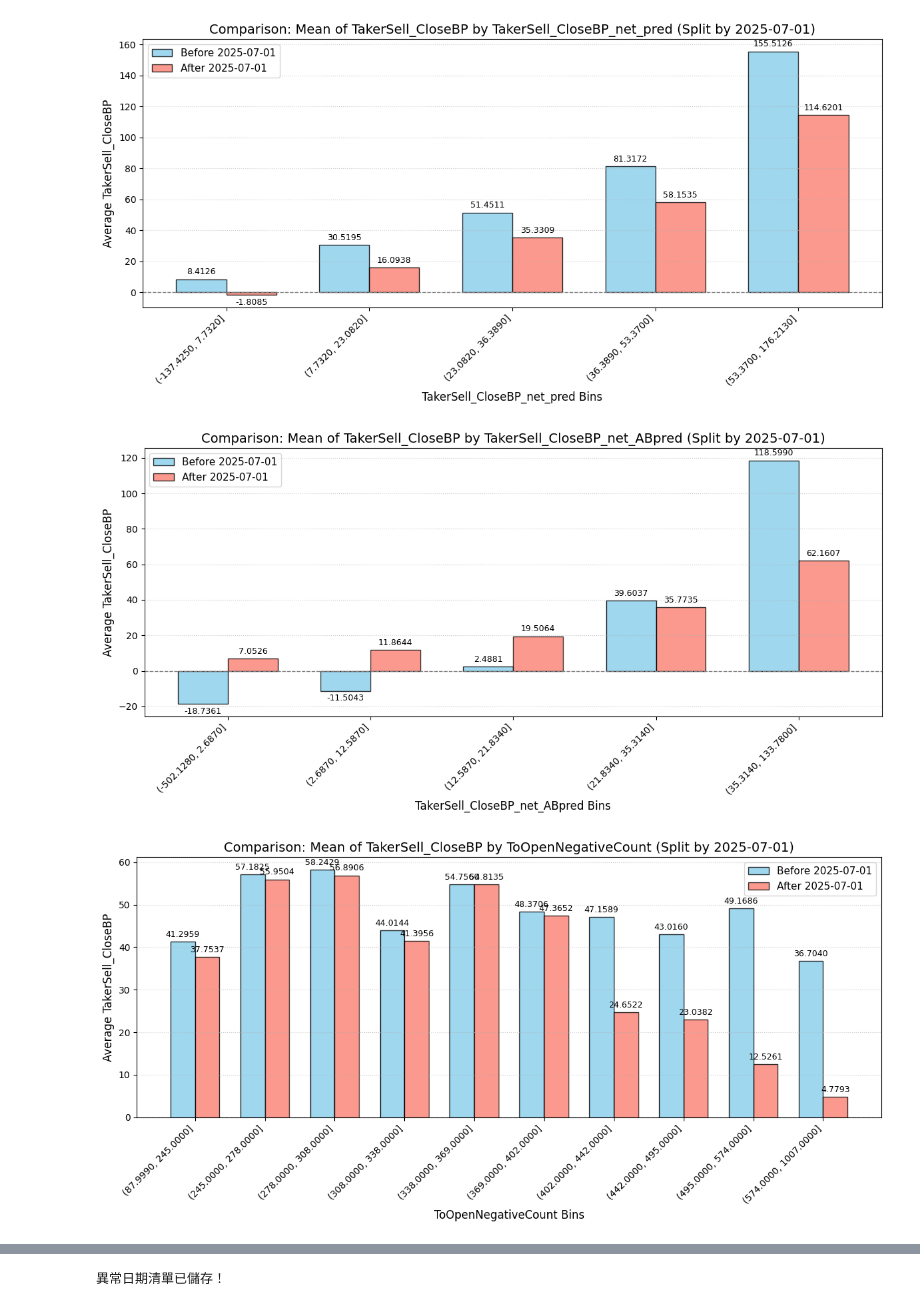
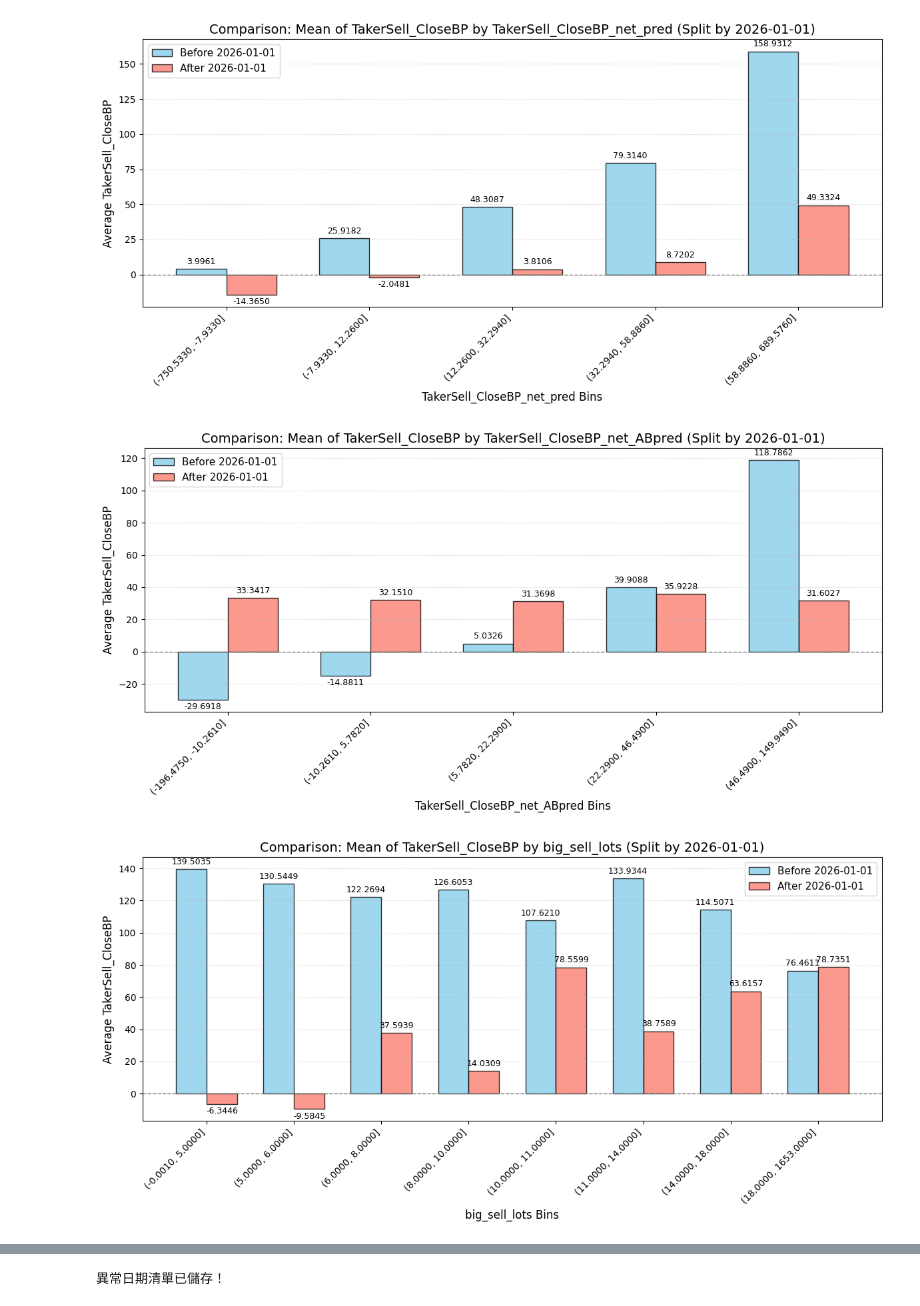
Before and after one commit to knjo/timeSeriesResearch, a Jupyter notebook: negFillResearch_model.ipynb, the cells around one changed output, grey strips where cells are left out. Cells and saved outputs as stored; diff of their text form; code cells hidden in the pictures.

```diff
--- a/negFillResearch_model.ipynb
+++ b/negFillResearch_model.ipynb
@@ -106,5 +106,6 @@ signal_df[:].groupby(['Date','QuoteCode']).TakerSell_CloseBP.mean().reset_index(
 # %%
-signal_df['TakerSell_CloseBP_net'] = signal_df.TakerSell_CloseBP - signal_df.groupby(['Date','QuoteCode']).TakerSell_CloseBP.transform('mean')#.clip(lower=-130, upper=130)
+signal_df['TakerSell_CloseBP_net'] = signal_df.TakerSell_CloseBP - signal_df.groupby(['Date']).TakerSell_CloseBP.transform('mean')#.clip(lower=-130, upper=130)
+# signal_df['TakerSell_CloseBP_net'] = signal_df.TakerSell_CloseBP - signal_df.groupby(['Date','QuoteCode']).TakerSell_CloseBP.transform('mean')#.clip(lower=-130, upper=130)
 
 # signal_df['TakerSell_CloseBP_net'] = signal_df.TakerSell_CloseBP - signal_df.groupby(['Date']).TakerSell_CloseBP.transform('mean')
 # %%
@@ -156,7 +157,7 @@ day_columns = ['dealer_hedging_netLots', 'dealer_netLots', 'foreign_dealer_netLo
 feature = based_columns + feature_columns + cross_columns + day_columns
 label = 'TakerSell_CloseBP_net'
 # %%
-result = train_and_predict_ridge_rolling(signal_df, feature_columns , label, n_training_days=60, feature_screening=True)
+result = train_and_predict_ridge_rolling(signal_df, feature_columns , label, n_training_days=60, feature_screening=True, alpha=1 )
 # %% [output]
 🔍 目前預測目標: TakerSell_CloseBP_net | Rolling Training 視窗: 60 天
 🔄 為了 O(1) NumPy 加速，強制將資料依照 Date, QuoteCode, TransTime 進行排序...
@@ -240,15 +243,15 @@ plot_model_dashboard(result, model_type='normal')
 # %%
-QcutAnalyzer.plot_qcut_analysis(signal_df[signal_df.isAbnormalDate == 0], 'TakerSell_CloseBP_net_pred', 'TakerSell_CloseBP', date_col='Date', split_date='2025-07-01')
+QcutAnalyzer.plot_qcut_analysis(signal_df[signal_df.isAbnormalDate == 0], 'TakerSell_CloseBP_net_pred', 'TakerSell_CloseBP', date_col='Date', split_date='2026-01-01')
 # %% [output]
-[figure, old version]
+[figure, new version]
 # %%
-QcutAnalyzer.plot_qcut_analysis(signal_df[signal_df.isAbnormalDate == 1], 'TakerSell_CloseBP_net_ABpred', 'TakerSell_CloseBP', date_col='Date', split_date='2025-07-01')
+QcutAnalyzer.plot_qcut_analysis(signal_df[signal_df.isAbnormalDate == 1], 'TakerSell_CloseBP_net_ABpred', 'TakerSell_CloseBP', date_col='Date', split_date='2026-01-01')
 # %% [output]
-[figure, old version]
+[figure, new version]
 # %%
-QcutAnalyzer.plot_qcut_analysis(signal_df, 'ToOpenNegativeCount', 'TakerSell_CloseBP', date_col='Date', split_date='2025-07-01',q=10)
+QcutAnalyzer.plot_qcut_analysis(signal_df, 'big_sell_lots', 'TakerSell_CloseBP', date_col='Date', split_date='2026-01-01',q=10)
 # %% [output]
-[figure, old version]
+[figure, new version]
 # %%
 condition = pd.Series( [True for i in range(len(signal_df))] )
 # condition =   (signal_df.ToOpen <0)# (signal_df.Position<200) #(signal_df.big_sell_ToCloseBP > 20 ) & (signal_df.InOut < 0 ) & (signal_df.FillLots > signal_df.big_sell_lots)
```
Also changed, not shown: parts of 21 cells of this notebook, 10 other files.
